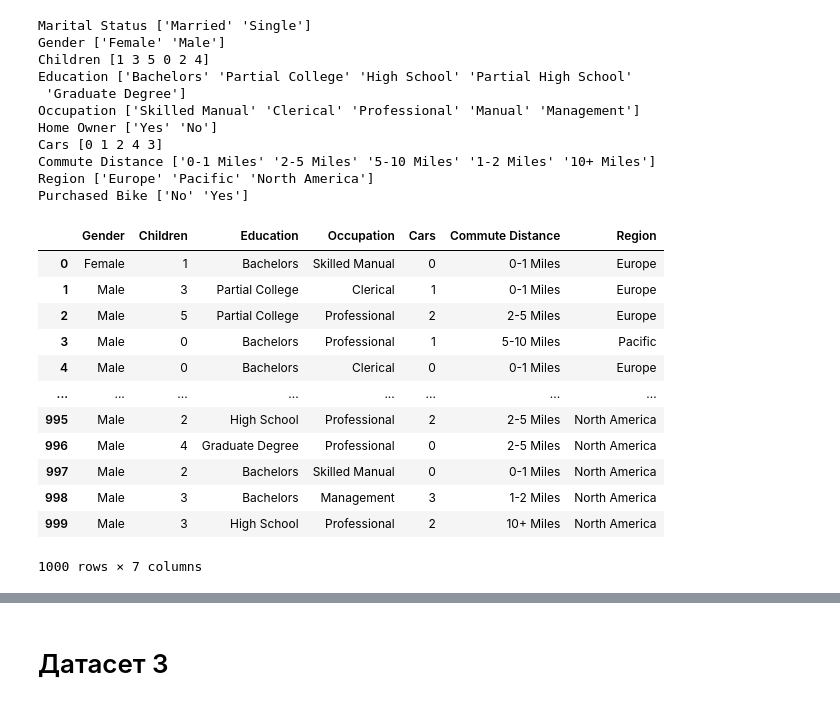
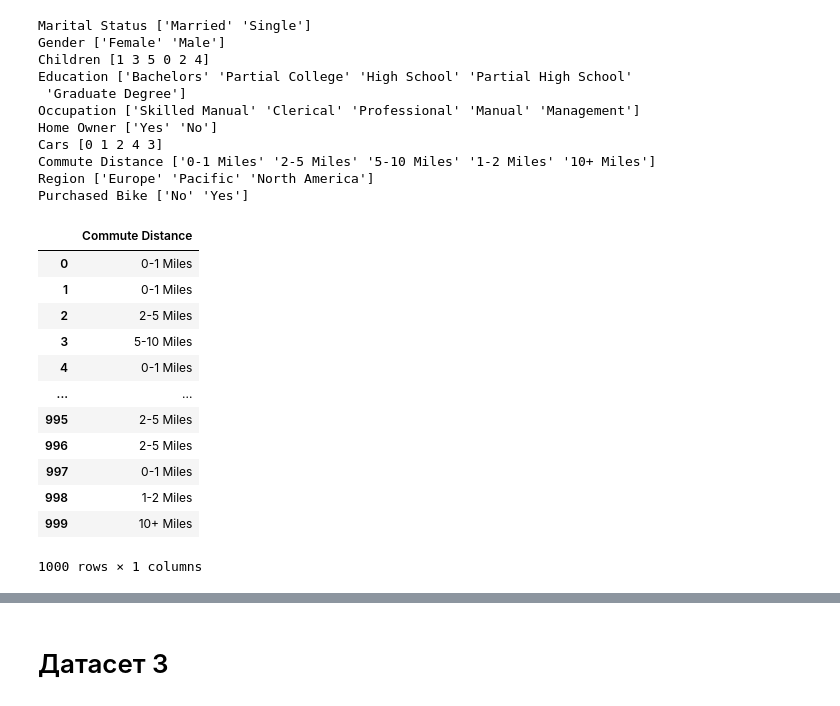
Before and after one commit to Chpel/Maga, a Jupyter notebook: OSDA .ipynb/Big homework/Bin_dataset.ipynb, the cells around one changed output, grey strips where cells are left out. Drawn from its saved outputs; the diff is of its cells as text; code cells hidden in the pictures.

```diff
--- a/OSDA .ipynb/Big homework/Bin_dataset.ipynb
+++ b/OSDA .ipynb/Big homework/Bin_dataset.ipynb
@@ -229,22 +231,23 @@ Commute Distance ['0-1 Miles' '2-5 Miles' '5-10 Miles' '1-2 Miles' '10+ Miles']
 Region ['Europe' 'Pacific' 'North America']
 Purchased Bike ['No' 'Yes']
 # %%
-raw_df = df[df.columns.drop(["ID", "Income", "Age", "Marital Status", "Home Owner", "Purchased Bike"])]
+#raw_df = df[df.columns.drop(["Gender","ID", "Income", "Children", "Age", "Cars", "Marital Status", "Home Owner", "Purchased Bike"])]
+raw_df = df[['Commute Distance']]
 raw_df
 # %% [output]
-|  | Gender | Children | Education | Occupation | Cars | Commute Distance | Region |
-| 0 | Female | 1 | Bachelors | Skilled Manual | 0 | 0-1 Miles | Europe |
-| 1 | Male | 3 | Partial College | Clerical | 1 | 0-1 Miles | Europe |
-| 2 | Male | 5 | Partial College | Professional | 2 | 2-5 Miles | Europe |
-| 3 | Male | 0 | Bachelors | Professional | 1 | 5-10 Miles | Pacific |
-| 4 | Male | 0 | Bachelors | Clerical | 0 | 0-1 Miles | Europe |
-| ... | ... | ... | ... | ... | ... | ... | ... |
-| 995 | Male | 2 | High School | Professional | 2 | 2-5 Miles | North America |
-| 996 | Male | 4 | Graduate Degree | Professional | 0 | 2-5 Miles | North America |
-| 997 | Male | 2 | Bachelors | Skilled Manual | 0 | 0-1 Miles | North America |
-| 998 | Male | 3 | Bachelors | Management | 3 | 1-2 Miles | North America |
-| 999 | Male | 3 | High School | Professional | 2 | 10+ Miles | North America |
+|  | Commute Distance |
+| 0 | 0-1 Miles |
+| 1 | 0-1 Miles |
+| 2 | 2-5 Miles |
+| 3 | 5-10 Miles |
+| 4 | 0-1 Miles |
+| ... | ... |
+| 995 | 2-5 Miles |
+| 996 | 2-5 Miles |
+| 997 | 0-1 Miles |
+| 998 | 1-2 Miles |
+| 999 | 10+ Miles |
-1000 rows × 7 columns
+1000 rows × 1 columns
 # %%
 ohe = OneHotEncoder(dtype=int)
 ohe.fit(raw_df)
```
Also changed, not shown: parts of 31 cells of this notebook, 3 other files.
